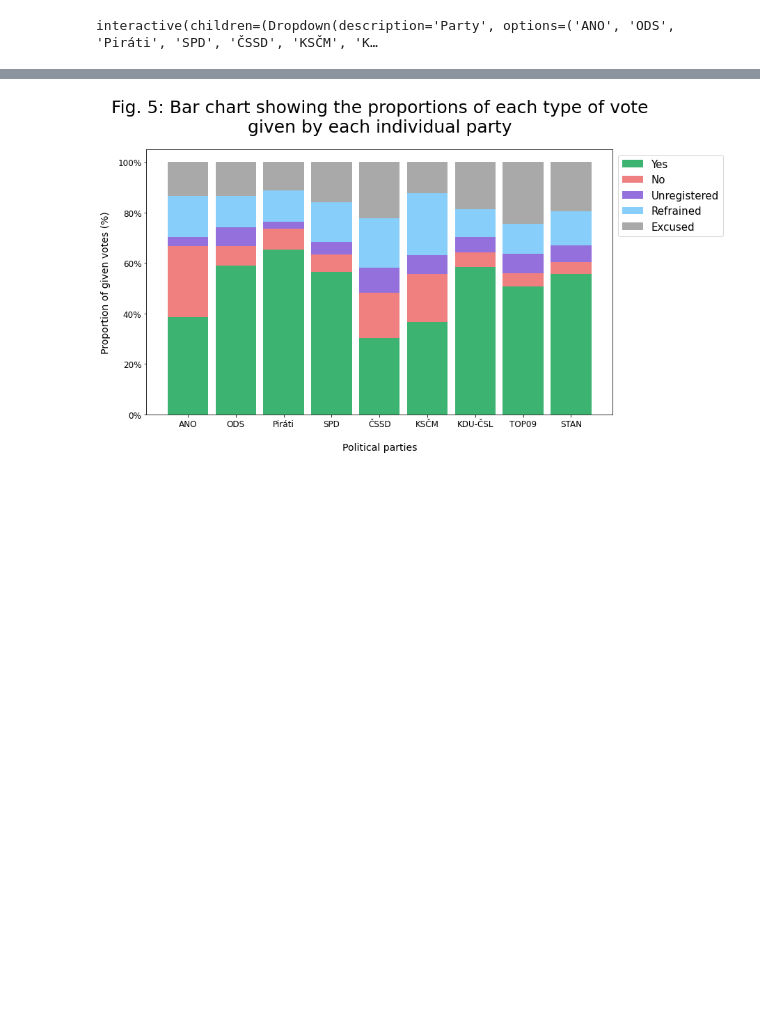
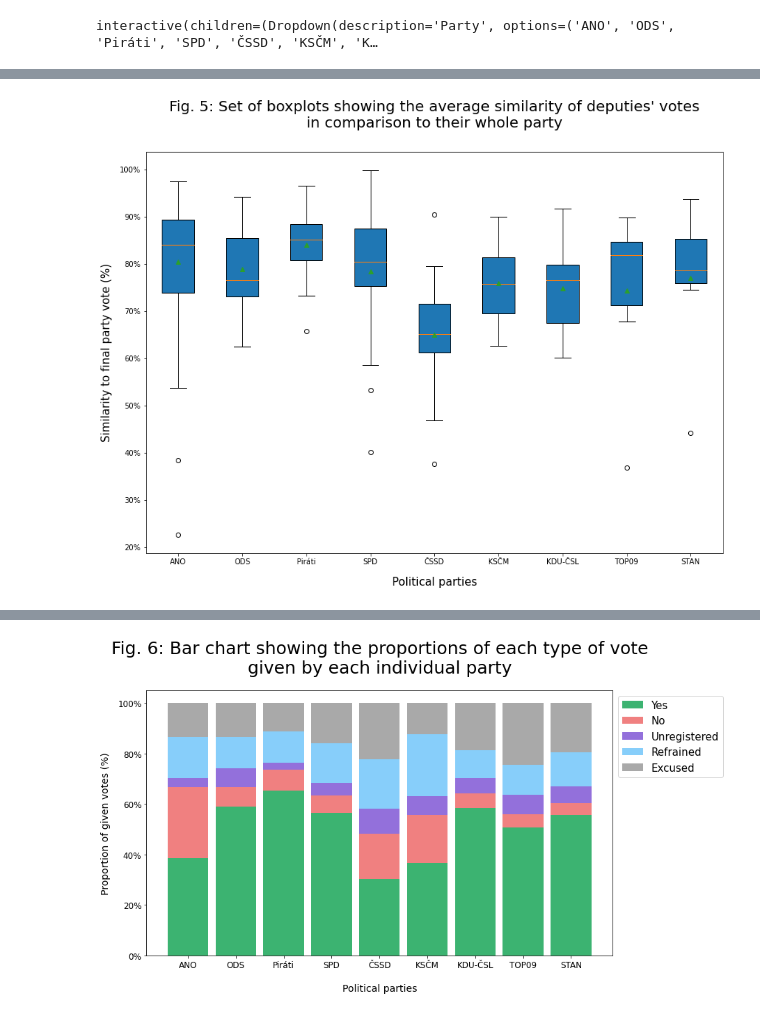
Before and after one commit to chododom/BI-VZD, a Jupyter notebook: 01/homework_01_B201.ipynb, the cells around one changed output, grey strips where cells are left out. Cells and saved outputs as stored; diff of their text form; code cells hidden in the pictures; blank space fills up the shorter version.

```diff
--- a/01/homework_01_B201.ipynb
+++ b/01/homework_01_B201.ipynb
@@ -70,7 +70,10 @@ char_set = 'windows-1250' # document character set for the website
 VOTINGS_FILE = 'data/votings.csv' # file to store general data about each voting that took place
 INDIVIDUALS_FILE = 'data/individuals.csv' # file to store data about every single cast vote
 PARTIES_FILE = 'data/parties.csv' # file to store data about every paty's collective result for each voting
-COLLECT_DATA = False # time to process = 7294.359313726425
+PARTY_MEMBERS_SIMILARITY_FILE = 'data/similarity.txt' # file to store similarity calculations for visual no. 5
+
+COLLECT_DATA = False # setting to True will delete saved data
+PROCESS_SIMILARITIES = False # setting to True will delete saved data
 # %% [markdown]
 # Web scraping
 
@@ -575,0 +669,13 @@ SKIP
+# %%
+with open(PARTY_MEMBERS_SIMILARITY_FILE, 'r') as file:
+    res = eval(file.readline())
+
+f, ax = plt.subplots(figsize=(14, 10))
+plt.boxplot(res, patch_artist=True, labels=party_list, showmeans=True)
+ax.get_yaxis().set_major_formatter(FuncFormatter(fmt))
+plt.ylabel('Similarity to final party vote (%)', fontsize=15, labelpad=10)
+plt.xlabel('Political parties', fontsize=15, labelpad=15)
+plt.title("Fig. 5: Set of boxplots showing the average similarity of deputies' votes\nin comparison to their whole party", fontsize=20, y=1.05)
+plt.show()
+# %% [output]
+[figure, added]
```
Also changed, not shown: parts of 38 cells of this notebook, 1 other file.
